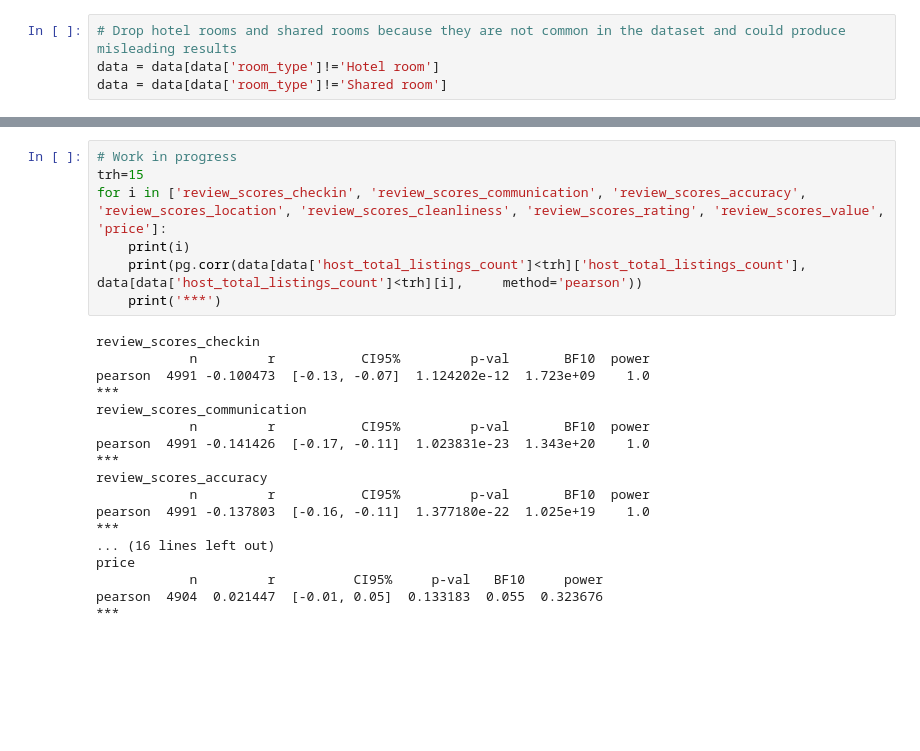
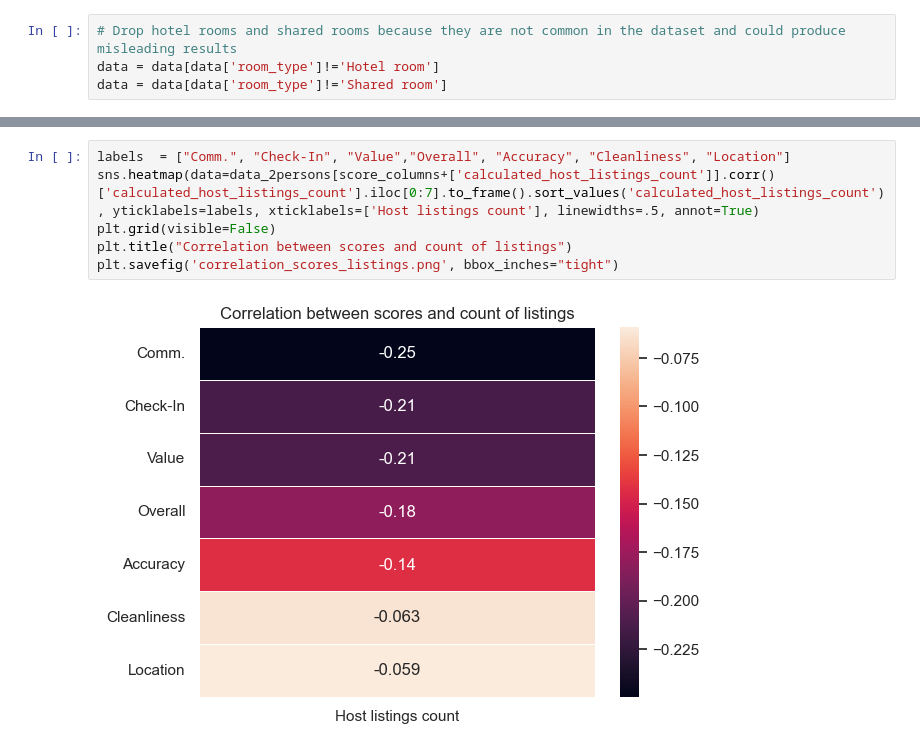
Before and after one commit to AlexLu94/MyDataAnalysisPortfolio, a Jupyter notebook: airbnb_in_brussels/analysis.ipynb, the cells around one changed output, grey strips where cells are left out. Cells and saved outputs as stored; diff of their text form; blank space fills up the shorter version.

```diff
--- a/airbnb_in_brussels/analysis.ipynb
+++ b/airbnb_in_brussels/analysis.ipynb
@@ -252,25 +272,8 @@ NameError: name 'plt' is not defined
-# %%
-# Work in progress
-trh=15
-for i in ['review_scores_checkin', 'review_scores_communication', 'review_scores_accuracy', 'review_scores_location', 'review_scores_cleanliness', 'review_scores_rating', 'review_scores_value', 'price']:
-    print(i)
-    print(pg.corr(data[data['host_total_listings_count']<trh]['host_total_listings_count'], data[data['host_total_listings_count']<trh][i],     method='pearson'))
-    print('***')
-# %% [output]
-review_scores_checkin
-            n         r           CI95%         p-val       BF10  power
-pearson  4991 -0.100473  [-0.13, -0.07]  1.124202e-12  1.723e+09    1.0
-***
-review_scores_communication
-            n         r           CI95%         p-val       BF10  power
-pearson  4991 -0.141426  [-0.17, -0.11]  1.023831e-23  1.343e+20    1.0
-***
-review_scores_accuracy
-            n         r           CI95%         p-val       BF10  power
-pearson  4991 -0.137803  [-0.16, -0.11]  1.377180e-22  1.025e+19    1.0
-***
-... (16 lines left out)
-price
-            n         r          CI95%     p-val   BF10     power
-pearson  4904  0.021447  [-0.01, 0.05]  0.133183  0.055  0.323676
-***
+# %%
+labels  = ["Comm.", "Check-In", "Value","Overall", "Accuracy", "Cleanliness", "Location"]
+sns.heatmap(data=data_2persons[score_columns+['calculated_host_listings_count']].corr()['calculated_host_listings_count'].iloc[0:7].to_frame().sort_values('calculated_host_listings_count'), yticklabels=labels, xticklabels=['Host listings count'], linewidths=.5, annot=True)
+plt.grid(visible=False)
+plt.title("Correlation between scores and count of listings")
+plt.savefig('correlation_scores_listings.png', bbox_inches="tight")
+# %% [output]
+[figure, added]
```
Also changed, not shown: parts of 6 cells of this notebook, 9 other files.
